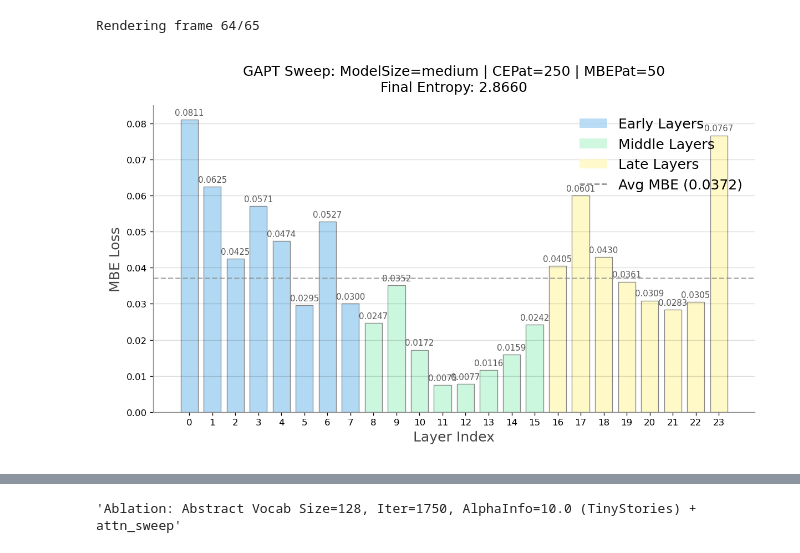
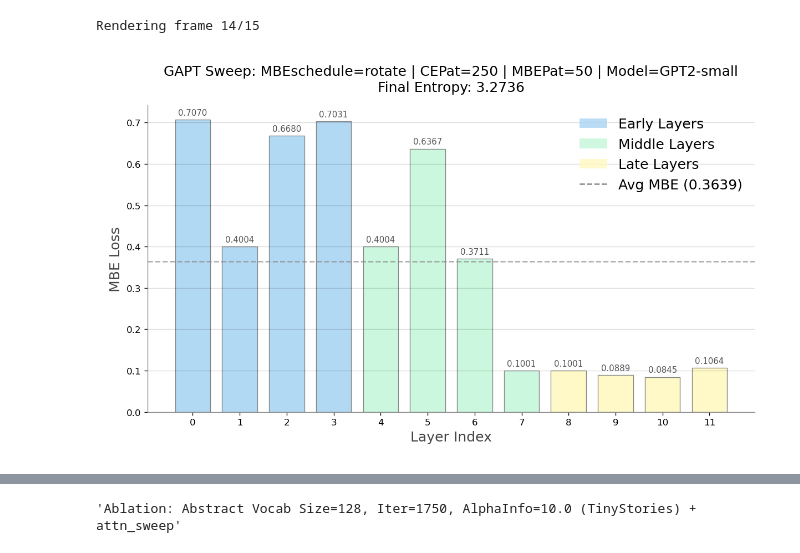
Before and after one commit to fangyuan-ksgk/mod_gpt, a Jupyter notebook: run_analysis.ipynb, the cells around one changed output, grey strips where cells are left out. Cells and saved outputs as stored; diff of their text form; code cells hidden in the pictures.

```diff
--- a/run_analysis.ipynb
+++ b/run_analysis.ipynb
@@ -1,31 +1,31 @@
 # %%
 # Analysis on log runs
 from src.utils import *
 
 # ----- IBLM -----
-log_path = "logs/iblm-gpt-medium.txt"
+log_path = "logs/iblm3.txt"
 
 # --- extract log data ---
 run_info, loss_record = extract_log_data(log_path)
 n_layer = len([k for k in loss_record.keys() if 'mbe_' in k])
 
 # --- visualize dynamics ---
 frames = []
 for i in range(len(loss_record["entropy"])):
     if i % 1 == 0: # Optional: skip frames for speed
         print(f"Rendering frame {i}/{len(loss_record['entropy'])}", end='\r')
         frames.append(create_training_frame(i, loss_record, run_info=run_info, n_layer=n_layer))
 
 frames[0].save(
     f"mbe_dynamics_{run_info}.gif",
     save_all=True,
     append_images=frames[1:],
     duration=100, # ms per frame
     loop=0
 )
 
 # --- visualize final losses ---
 visualize_final_losses(loss_record, run_info=run_info, n_layer=n_layer)
 # %% [output]
-Rendering frame 64/65
+Rendering frame 14/15
-[figure, old version]
+[figure, new version]
```
Also changed, not shown: parts of 3 cells of this notebook, 2 other files.
